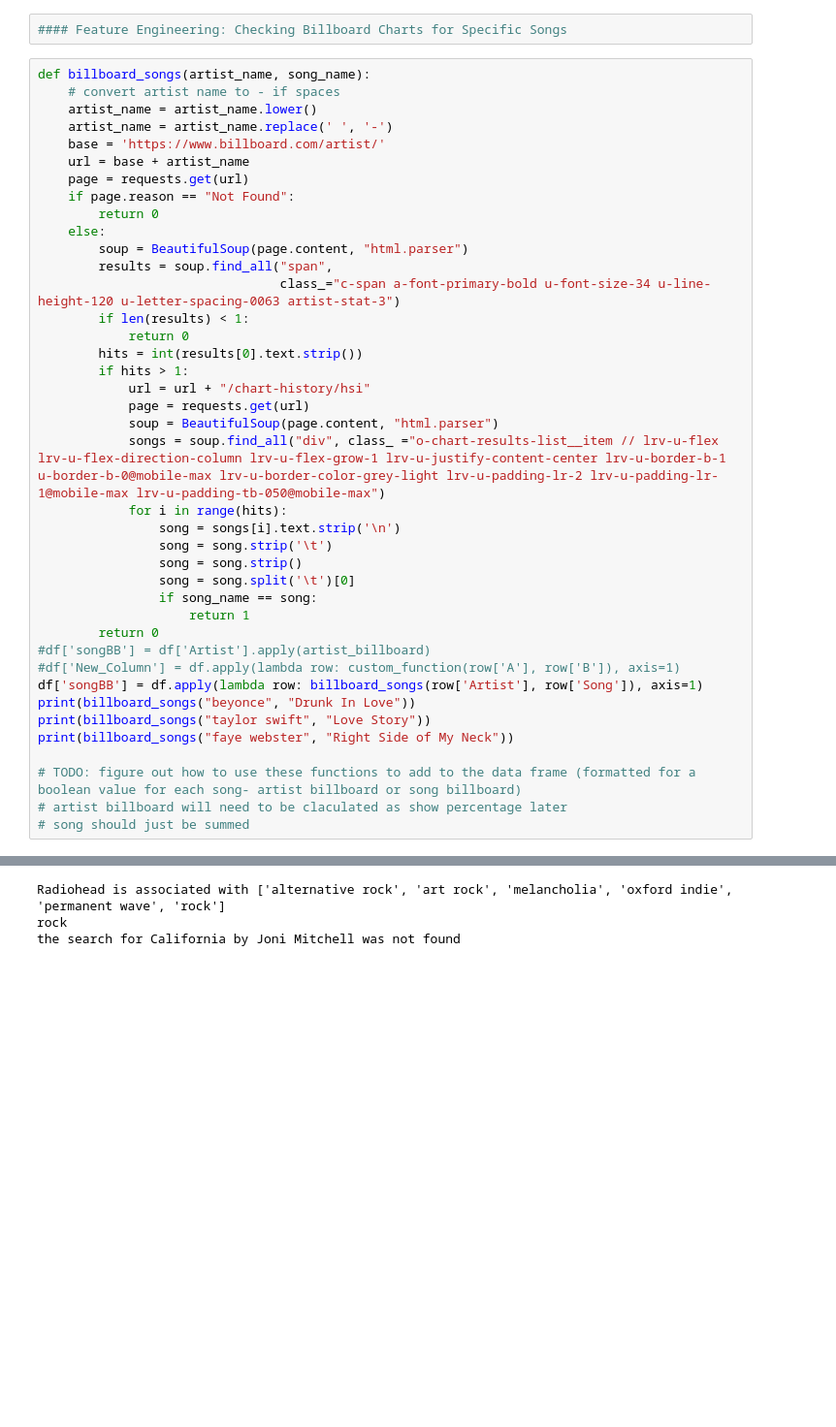
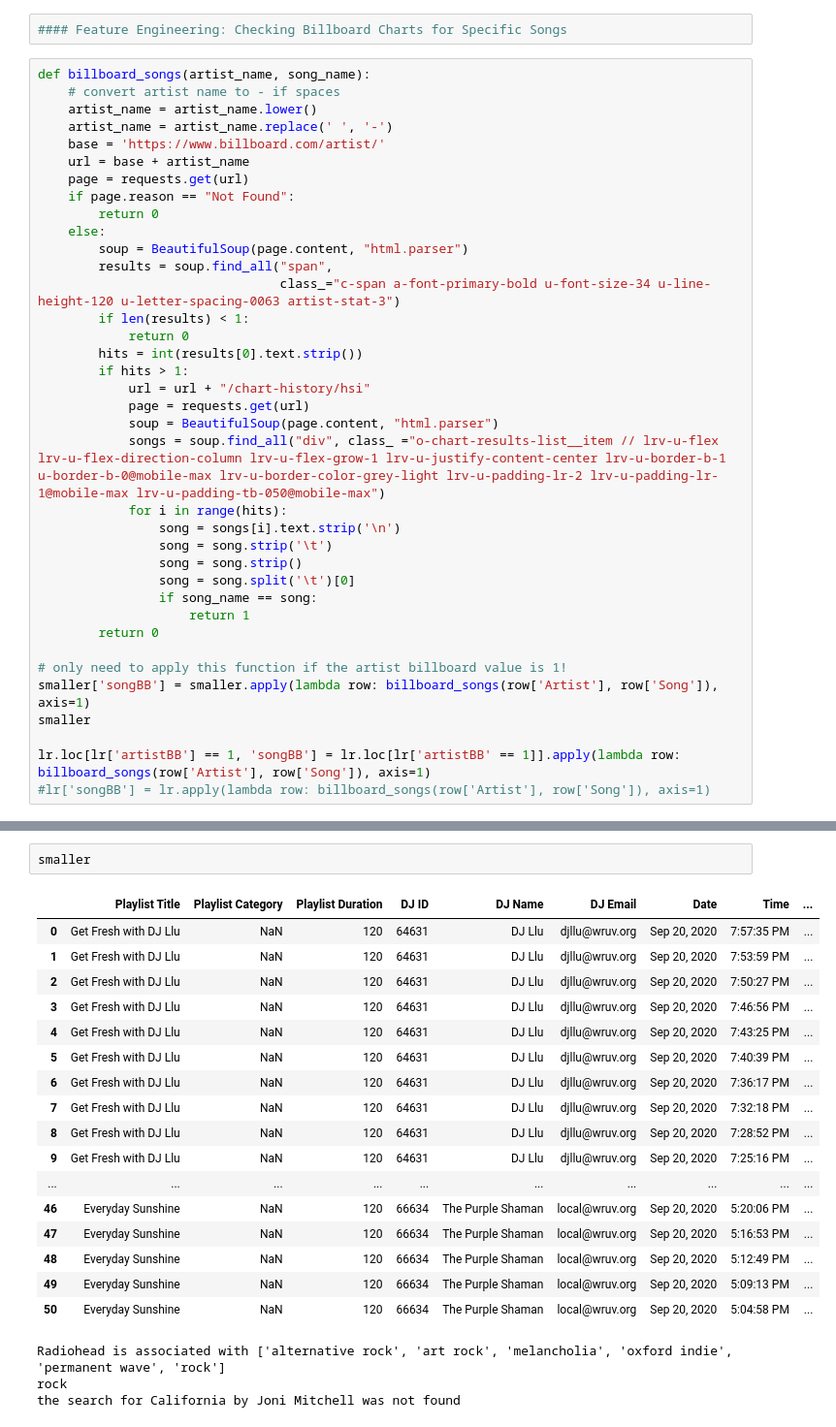
Before and after one commit to zhayes42/CS3870-WRUV, a Jupyter notebook: main.ipynb, the cells around one changed output, grey strips where cells are left out. Shown at 97% size. Cells and saved outputs as stored; diff of their text form; blank space fills up the shorter version.

Commit message:
smaller data set for lienar regression

```diff
--- a/main.ipynb
+++ b/main.ipynb
@@ -235,13 +319,10 @@ def billboard_songs(artist_name, song_name):
                 if song_name == song:
                     return 1
         return 0
-#df['songBB'] = df['Artist'].apply(artist_billboard)
-#df['New_Column'] = df.apply(lambda row: custom_function(row['A'], row['B']), axis=1)
-df['songBB'] = df.apply(lambda row: billboard_songs(row['Artist'], row['Song']), axis=1)
-print(billboard_songs("beyonce", "Drunk In Love"))
-print(billboard_songs("taylor swift", "Love Story"))
-print(billboard_songs("faye webster", "Right Side of My Neck"))
 
-# TODO: figure out how to use these functions to add to the data frame (formatted for a boolean value for each song- artist billboard or song billboard)
-# artist billboard will need to be claculated as show percentage later
-# song should just be summed
+# only need to apply this function if the artist billboard value is 1!
+smaller['songBB'] = smaller.apply(lambda row: billboard_songs(row['Artist'], row['Song']), axis=1)
+smaller
+
+lr.loc[lr['artistBB'] == 1, 'songBB'] = lr.loc[lr['artistBB' == 1]].apply(lambda row: billboard_songs(row['Artist'], row['Song']), axis=1)
+#lr['songBB'] = lr.apply(lambda row: billboard_songs(row['Artist'], row['Song']), axis=1)
@@ -248,3 +338,23 @@ print(billboard_songs("faye webster", "Right Side of My Neck"))
+# %%
+smaller
+# %% [output]
+|  | Playlist Title | Playlist Category | Playlist Duration | DJ ID | DJ Name | DJ Email | Date | Time | ... |
+| 0 | Get Fresh with DJ Llu | NaN | 120 | 64631 | DJ Llu | djllu@wruv.org | Sep 20, 2020 | 7:57:35 PM | ... |
+| 1 | Get Fresh with DJ Llu | NaN | 120 | 64631 | DJ Llu | djllu@wruv.org | Sep 20, 2020 | 7:53:59 PM | ... |
+| 2 | Get Fresh with DJ Llu | NaN | 120 | 64631 | DJ Llu | djllu@wruv.org | Sep 20, 2020 | 7:50:27 PM | ... |
+| 3 | Get Fresh with DJ Llu | NaN | 120 | 64631 | DJ Llu | djllu@wruv.org | Sep 20, 2020 | 7:46:56 PM | ... |
+| 4 | Get Fresh with DJ Llu | NaN | 120 | 64631 | DJ Llu | djllu@wruv.org | Sep 20, 2020 | 7:43:25 PM | ... |
+| 5 | Get Fresh with DJ Llu | NaN | 120 | 64631 | DJ Llu | djllu@wruv.org | Sep 20, 2020 | 7:40:39 PM | ... |
+| 6 | Get Fresh with DJ Llu | NaN | 120 | 64631 | DJ Llu | djllu@wruv.org | Sep 20, 2020 | 7:36:17 PM | ... |
+| 7 | Get Fresh with DJ Llu | NaN | 120 | 64631 | DJ Llu | djllu@wruv.org | Sep 20, 2020 | 7:32:18 PM | ... |
+| 8 | Get Fresh with DJ Llu | NaN | 120 | 64631 | DJ Llu | djllu@wruv.org | Sep 20, 2020 | 7:28:52 PM | ... |
+| 9 | Get Fresh with DJ Llu | NaN | 120 | 64631 | DJ Llu | djllu@wruv.org | Sep 20, 2020 | 7:25:16 PM | ... |
+| ... | ... | ... | ... | ... | ... | ... | ... | ... | ... |
+| 46 | Everyday Sunshine | NaN | 120 | 66634 | The Purple Shaman | local@wruv.org | Sep 20, 2020 | 5:20:06 PM | ... |
+| 47 | Everyday Sunshine | NaN | 120 | 66634 | The Purple Shaman | local@wruv.org | Sep 20, 2020 | 5:16:53 PM | ... |
+| 48 | Everyday Sunshine | NaN | 120 | 66634 | The Purple Shaman | local@wruv.org | Sep 20, 2020 | 5:12:49 PM | ... |
+| 49 | Everyday Sunshine | NaN | 120 | 66634 | The Purple Shaman | local@wruv.org | Sep 20, 2020 | 5:09:13 PM | ... |
+| 50 | Everyday Sunshine | NaN | 120 | 66634 | The Purple Shaman | local@wruv.org | Sep 20, 2020 | 5:04:58 PM | ... |
 # %%
 # %% [output]
 Radiohead is associated with ['alternative rock', 'art rock', 'melancholia', 'oxford indie', 'permanent wave', 'rock']
```
Also changed, not shown: parts of 7 cells of this notebook.
